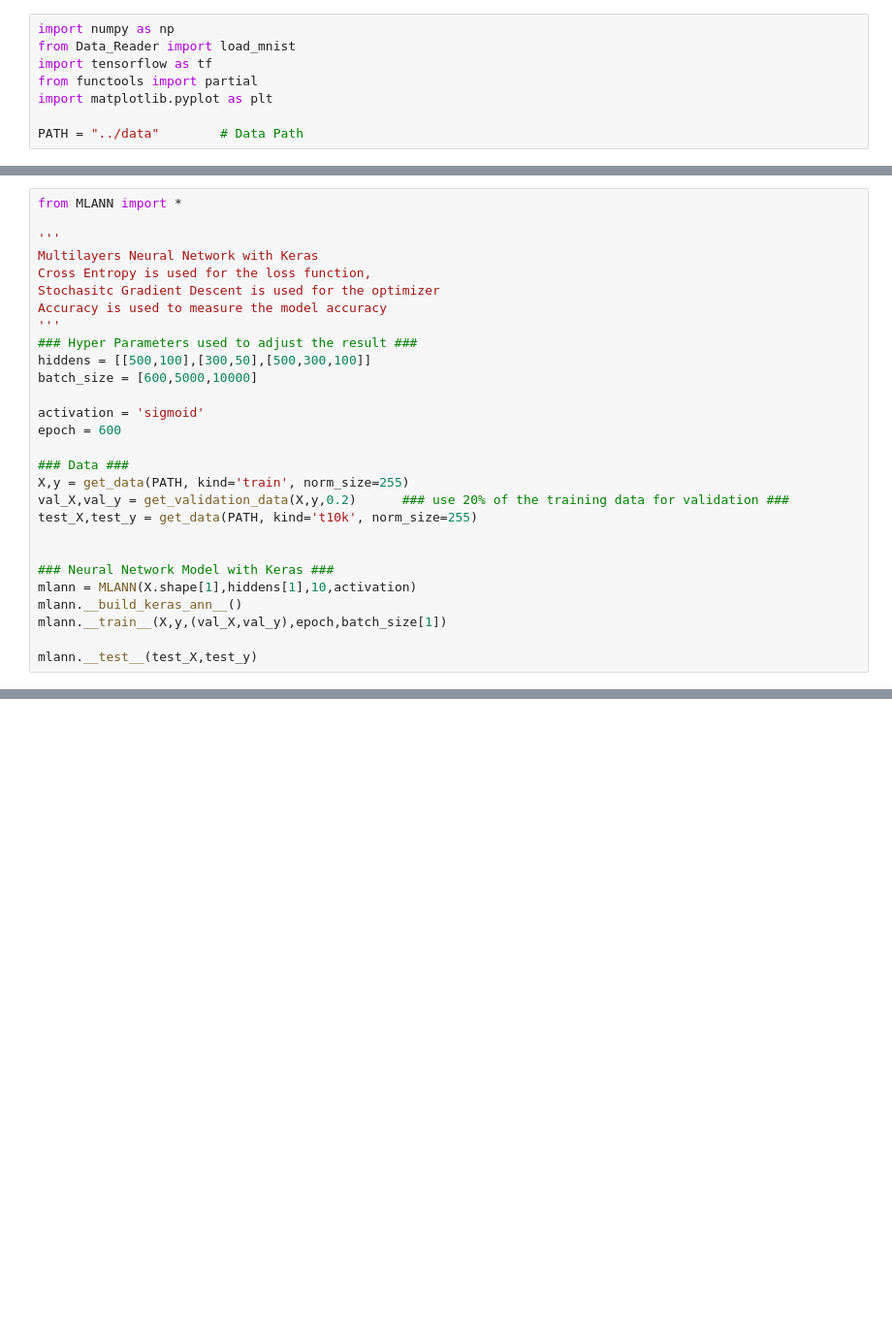
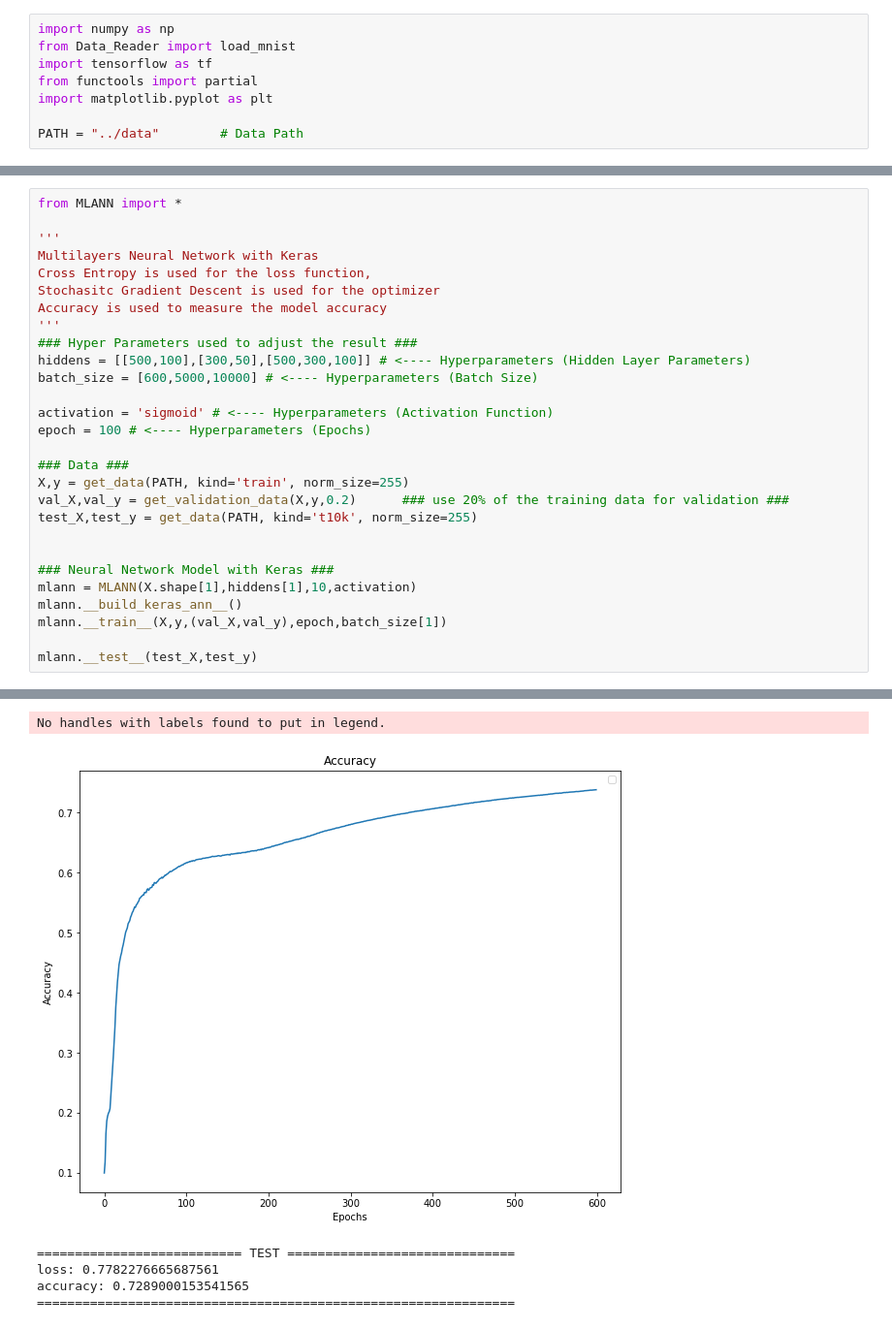
Before and after one commit to csy0522/Image-Classification, a Jupyter notebook: src/main.ipynb, the cells around one changed output, grey strips where cells are left out. Shown at 97% size. Saved outputs shown, nothing was run; the diff lists cells and outputs as text; blank space fills up the shorter version.

Commit message:
graph

```diff
--- a/src/main.ipynb
+++ b/src/main.ipynb
@@ -52,11 +52,11 @@ Stochasitc Gradient Descent is used for the optimizer
 Accuracy is used to measure the model accuracy
 '''
 ### Hyper Parameters used to adjust the result ###
-hiddens = [[500,100],[300,50],[500,300,100]]
-batch_size = [600,5000,10000]
+hiddens = [[500,100],[300,50],[500,300,100]] # <---- Hyperparameters (Hidden Layer Parameters)
+batch_size = [600,5000,10000] # <---- Hyperparameters (Batch Size)
 
-activation = 'sigmoid'
-epoch = 600
+activation = 'sigmoid' # <---- Hyperparameters (Activation Function)
+epoch = 100 # <---- Hyperparameters (Epochs)
 
 ### Data ###
 X,y = get_data(PATH, kind='train', norm_size=255)
@@ -91,3 +91,9 @@ Epoch 382/600
+No handles with labels found to put in legend.
+[figure, added]
+=========================== TEST ==============================
+loss: 0.7782276665687561
+accuracy: 0.7289000153541565
+===============================================================
 # %%
 from CNN import *
 
```
Also changed, not shown: parts of 3 cells of this notebook, 4 other files.
